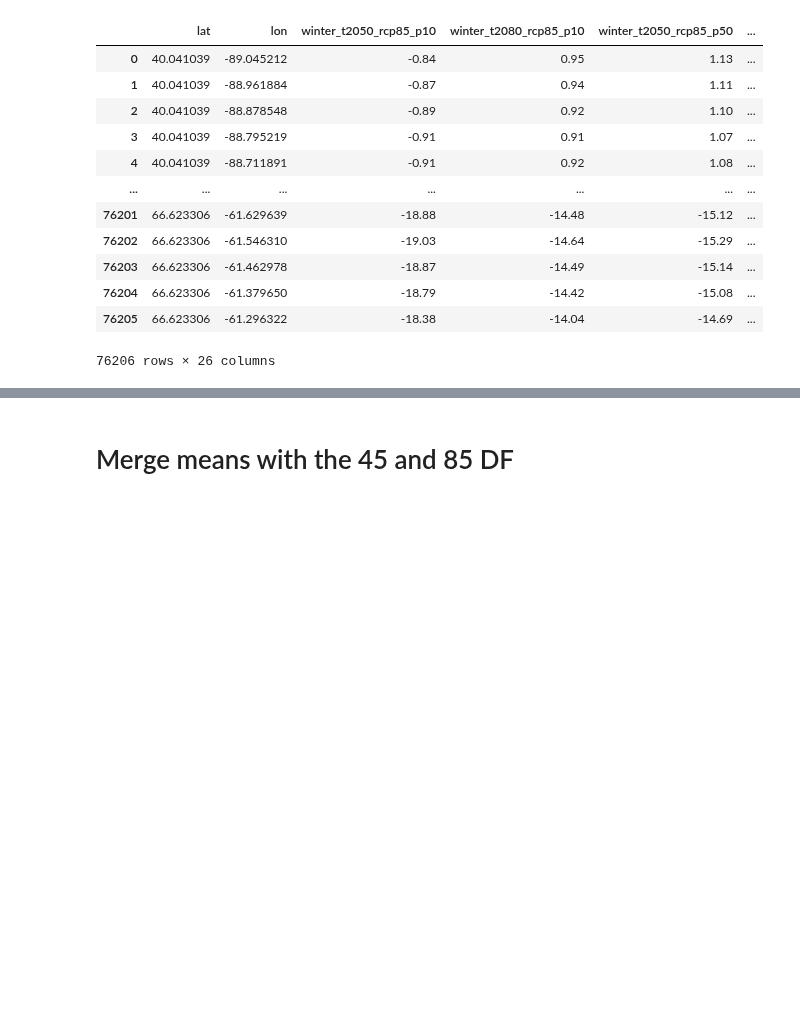
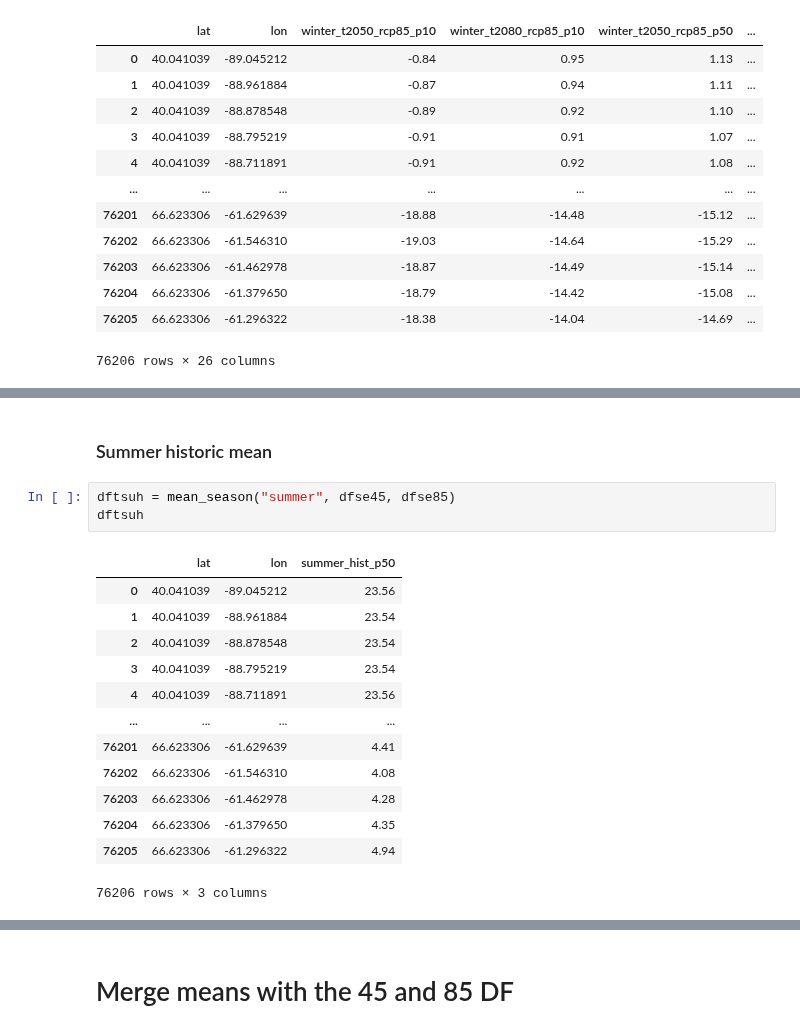
Before and after one commit to marinalopez2110/FistTemplateClimPort, a Jupyter notebook: GeoJson Maps Xclim tg_mean seasonal all regions.ipynb, the cells around one changed output, grey strips where cells are left out. Saved outputs shown, nothing was run; the diff lists cells and outputs as text; blank space fills up the shorter version.

```diff
--- a/GeoJson Maps Xclim tg_mean seasonal all regions.ipynb
+++ b/GeoJson Maps Xclim tg_mean seasonal all regions.ipynb
@@ -413,0 +425,19 @@ dftgh3
+# %% [markdown]
+### Summer historic mean
+# %%
+dftsuh = mean_season("summer", dfse45, dfse85)
+dftsuh
+# %% [output]
+|  | lat | lon | summer_hist_p50 |
+| 0 | 40.041039 | -89.045212 | 23.56 |
+| 1 | 40.041039 | -88.961884 | 23.54 |
+| 2 | 40.041039 | -88.878548 | 23.54 |
+| 3 | 40.041039 | -88.795219 | 23.54 |
+| 4 | 40.041039 | -88.711891 | 23.56 |
+| ... | ... | ... | ... |
+| 76201 | 66.623306 | -61.629639 | 4.41 |
+| 76202 | 66.623306 | -61.546310 | 4.08 |
+| 76203 | 66.623306 | -61.462978 | 4.28 |
+| 76204 | 66.623306 | -61.379650 | 4.35 |
+| 76205 | 66.623306 | -61.296322 | 4.94 |
+76206 rows × 3 columns
```
Also changed, not shown: parts of 48 cells of this notebook.
